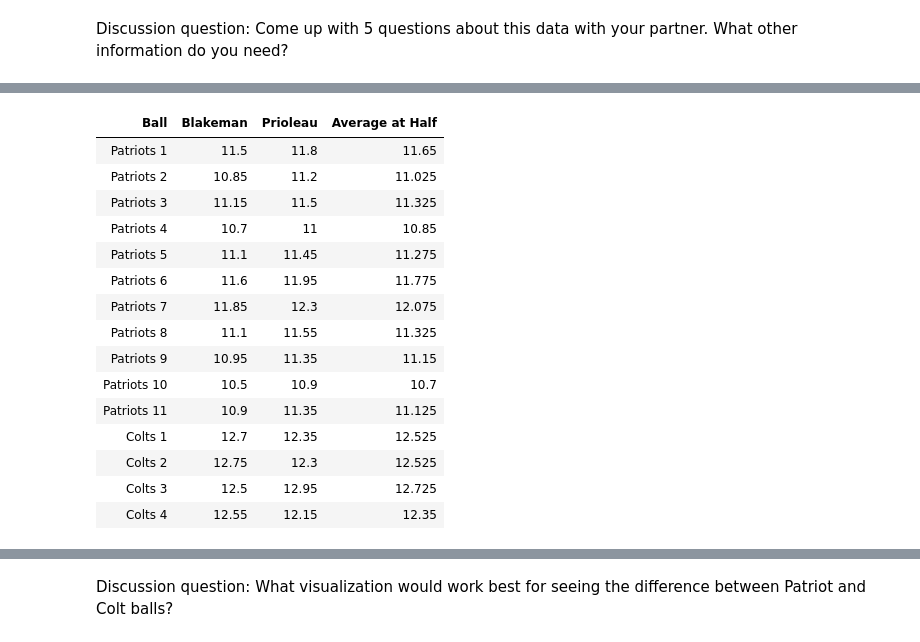
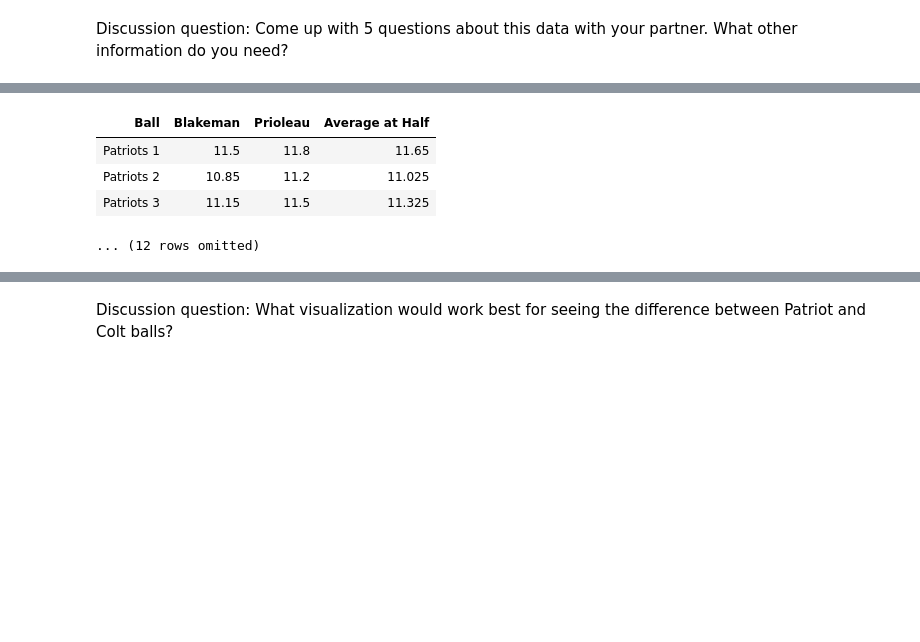
Before and after one commit to XiaoliSun11235/lecturenotes-su17, a Jupyter notebook: notes/lec22.ipynb, the cells around one changed output, grey strips where cells are left out. Saved outputs shown, nothing was run; the diff lists cells and outputs as text; code cells hidden in the pictures; blank space fills up the shorter version.

```diff
--- a/notes/lec22.ipynb
+++ b/notes/lec22.ipynb
@@ -53,23 +42,12 @@ football.show()
 # %%
 averages = (football.column(1)+football.column(2))/2
-football.with_column('Average at Half', averages).show()
+football.with_column('Average at Half', averages).show(3)
 # %% [output]
 | Ball | Blakeman | Prioleau | Average at Half |
 | Patriots 1 | 11.5 | 11.8 | 11.65 |
 | Patriots 2 | 10.85 | 11.2 | 11.025 |
 | Patriots 3 | 11.15 | 11.5 | 11.325 |
-| Patriots 4 | 10.7 | 11 | 10.85 |
-| Patriots 5 | 11.1 | 11.45 | 11.275 |
-| Patriots 6 | 11.6 | 11.95 | 11.775 |
-| Patriots 7 | 11.85 | 12.3 | 12.075 |
-| Patriots 8 | 11.1 | 11.55 | 11.325 |
-| Patriots 9 | 10.95 | 11.35 | 11.15 |
-| Patriots 10 | 10.5 | 10.9 | 10.7 |
-| Patriots 11 | 10.9 | 11.35 | 11.125 |
-| Colts 1 | 12.7 | 12.35 | 12.525 |
-| Colts 2 | 12.75 | 12.3 | 12.525 |
-| Colts 3 | 12.5 | 12.95 | 12.725 |
-| Colts 4 | 12.55 | 12.15 | 12.35 |
+... (12 rows omitted)
 # %%
 initials = np.append(np.ones(11) * 12.5, np.ones(4) * 13)
 averages = (football.column(1)+football.column(2))/2
```
Also changed, not shown: parts of 9 cells of this notebook.
